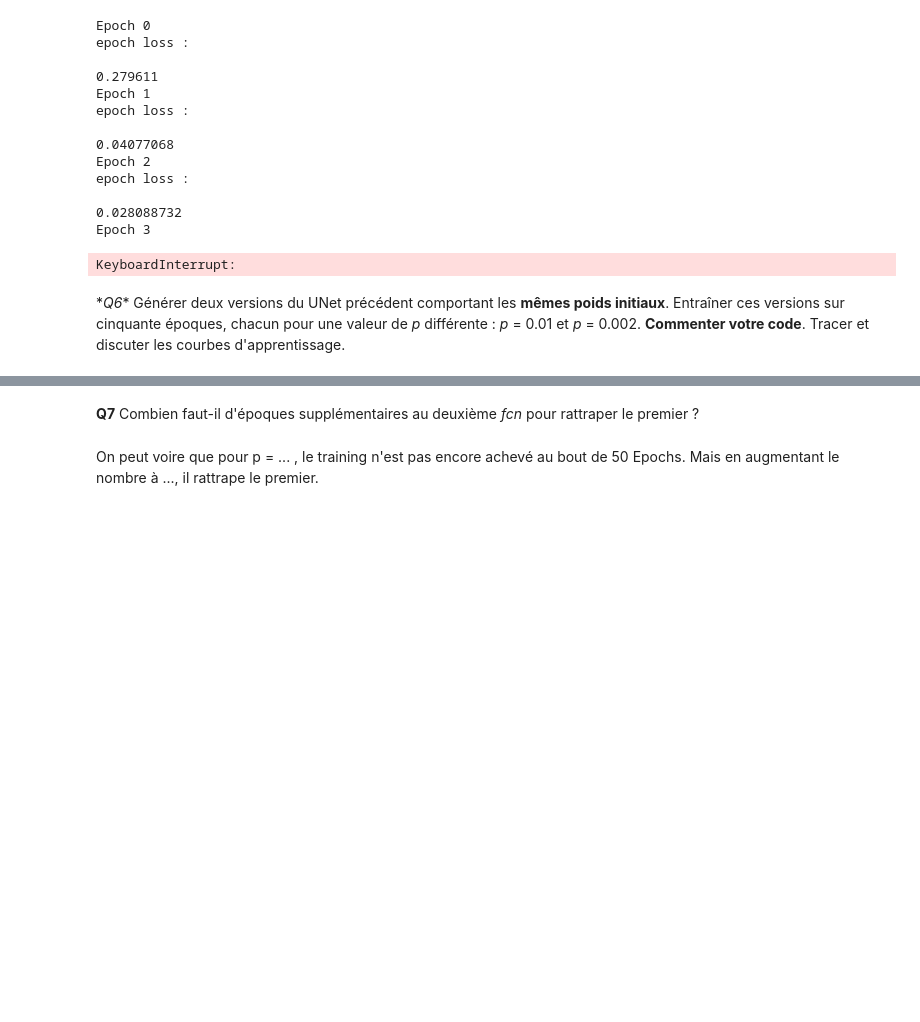
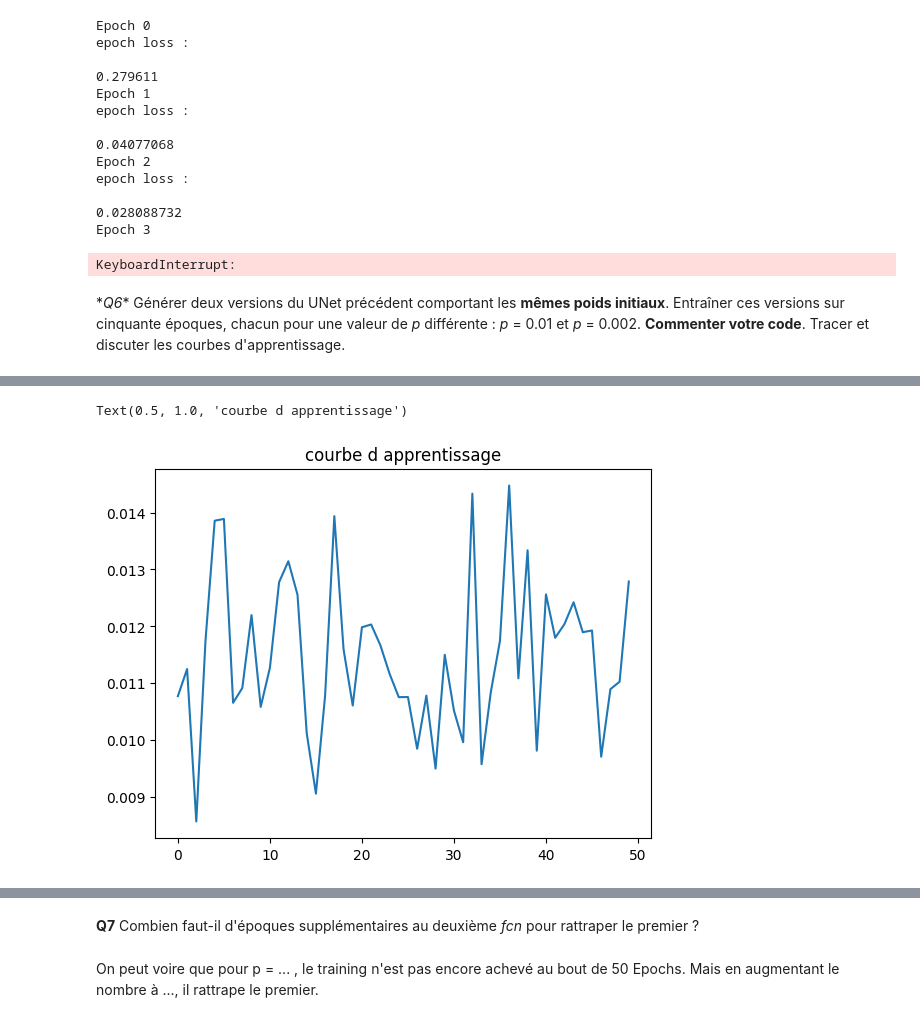
Before and after one commit to klyamoud/Be_machine_learning, a Jupyter notebook: BE_session1_probleme1.ipynb, the cells around one changed output, grey strips where cells are left out. Drawn from its saved outputs; the diff is of its cells as text; code cells hidden in the pictures; blank space fills up the shorter version.

```diff
--- a/BE_session1_probleme1.ipynb
+++ b/BE_session1_probleme1.ipynb
@@ -453,0 +454,6 @@ plt.show()
+# %%
+plt.plot(train_losses_is_gpu1)
+plt.title('courbe d apprentissage')
+# %% [output]
+Text(0.5, 1.0, 'courbe d apprentissage')
+[figure, added]
```
Also changed, not shown: parts of 11 cells of this notebook.
